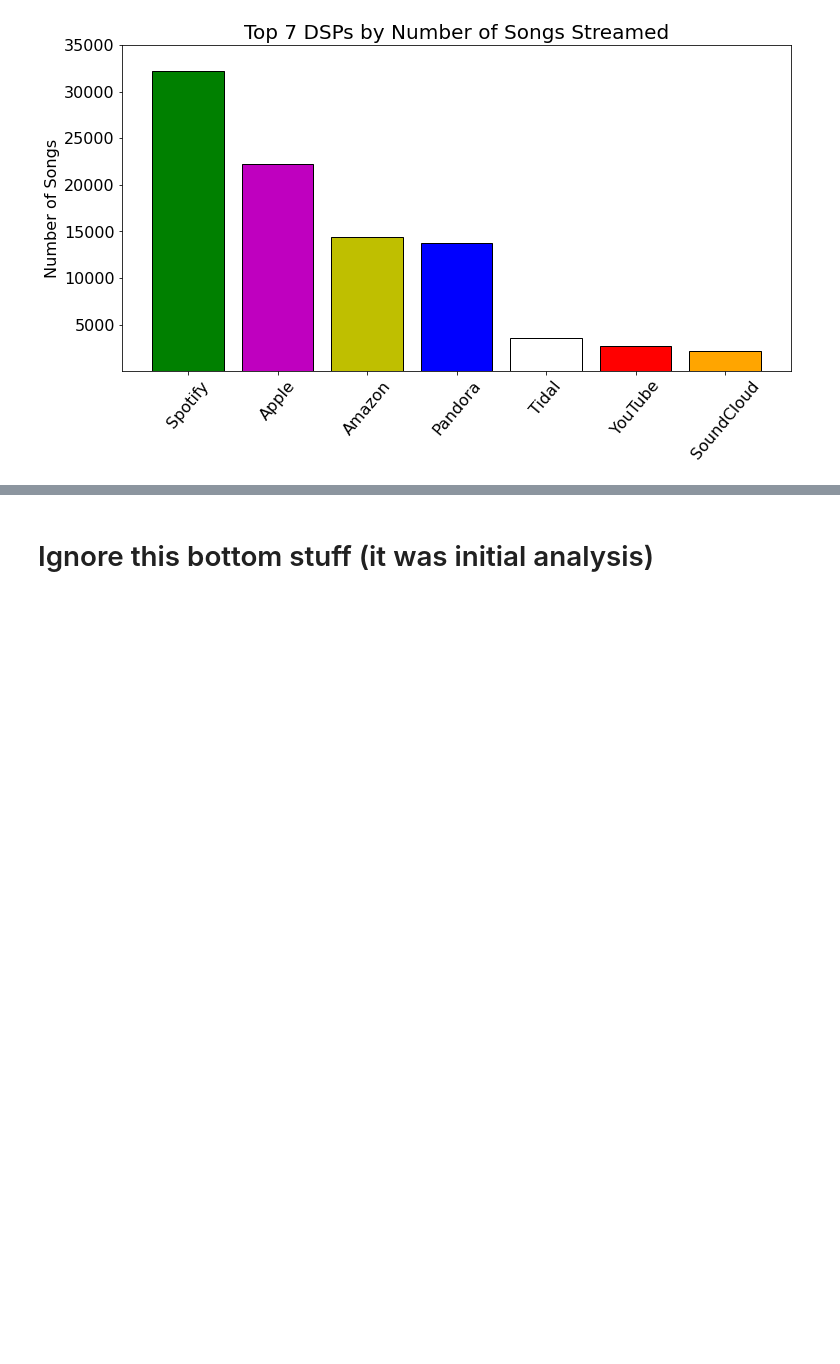
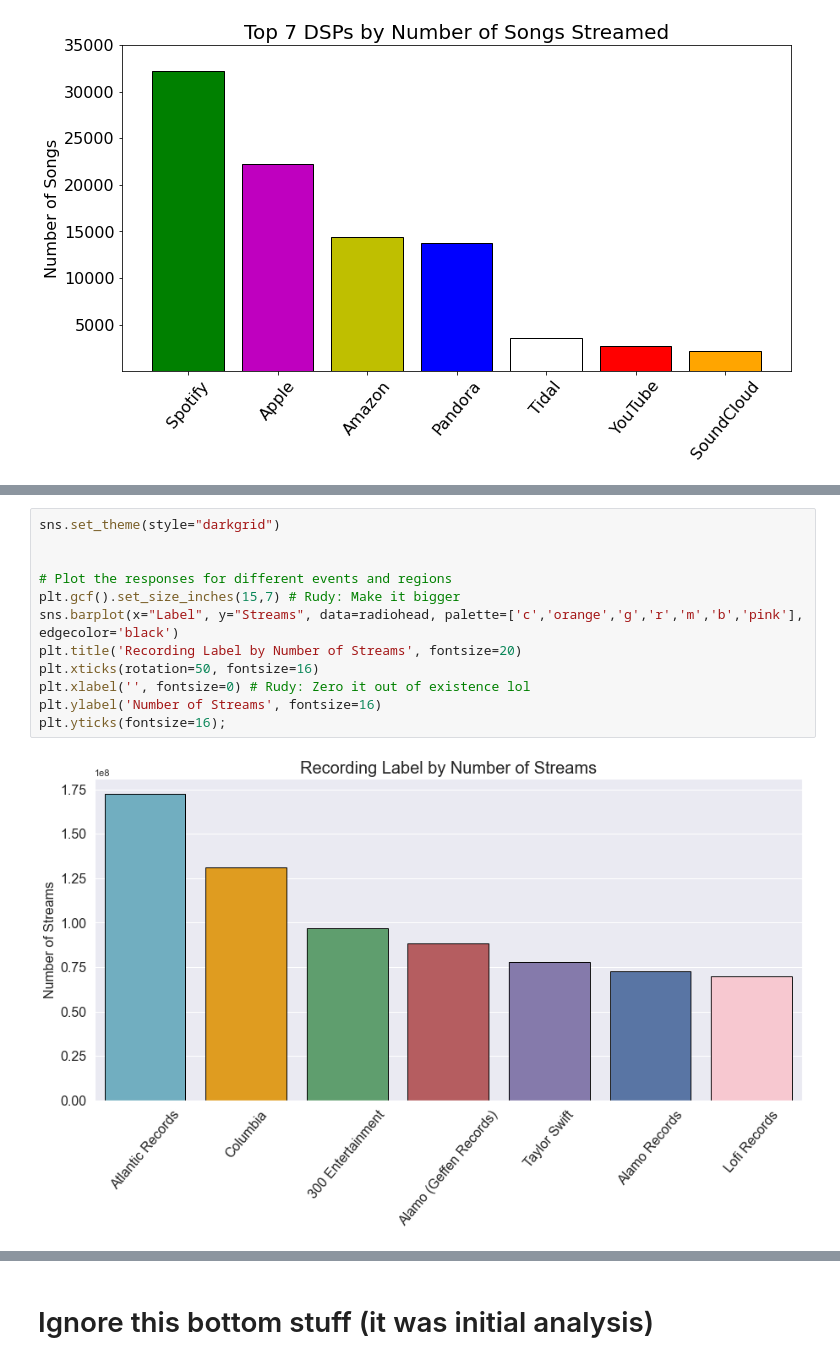
Before and after one commit to NSS-Data-Analytics-Cohort-6/mlc-project-nan-nagini, a Jupyter notebook: notebooks/mlc_jasmine.ipynb, the cells around one changed output, grey strips where cells are left out. Cells and saved outputs as stored; diff of their text form; blank space fills up the shorter version.

```diff
--- a/notebooks/mlc_jasmine.ipynb
+++ b/notebooks/mlc_jasmine.ipynb
@@ -595,0 +542,14 @@ plt.gcf().set_size_inches(15,7)
+# %%
+sns.set_theme(style="darkgrid")
+
+
+# Plot the responses for different events and regions
+plt.gcf().set_size_inches(15,7) # Rudy: Make it bigger
+sns.barplot(x="Label", y="Streams", data=radiohead, palette=['c','orange','g','r','m','b','pink'], edgecolor='black')
+plt.title('Recording Label by Number of Streams', fontsize=20)
+plt.xticks(rotation=50, fontsize=16)
+plt.xlabel('', fontsize=0) # Rudy: Zero it out of existence lol
+plt.ylabel('Number of Streams', fontsize=16)
+plt.yticks(fontsize=16);
+# %% [output]
+[figure, added]
```
Also changed, not shown: parts of 30 cells of this notebook.
